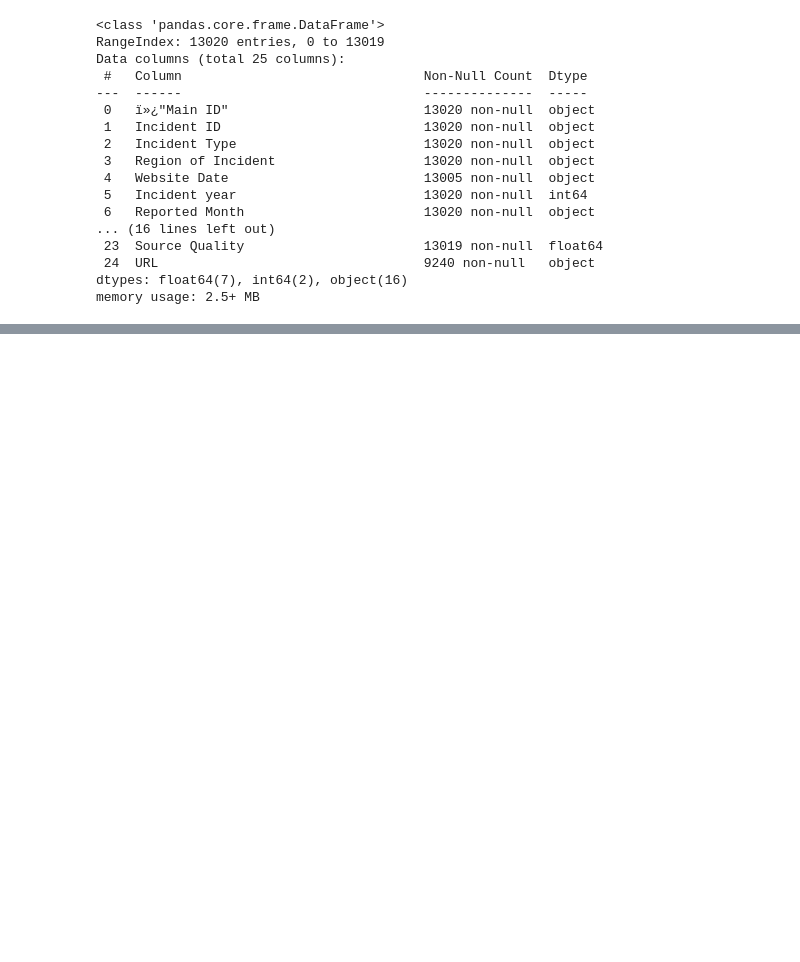
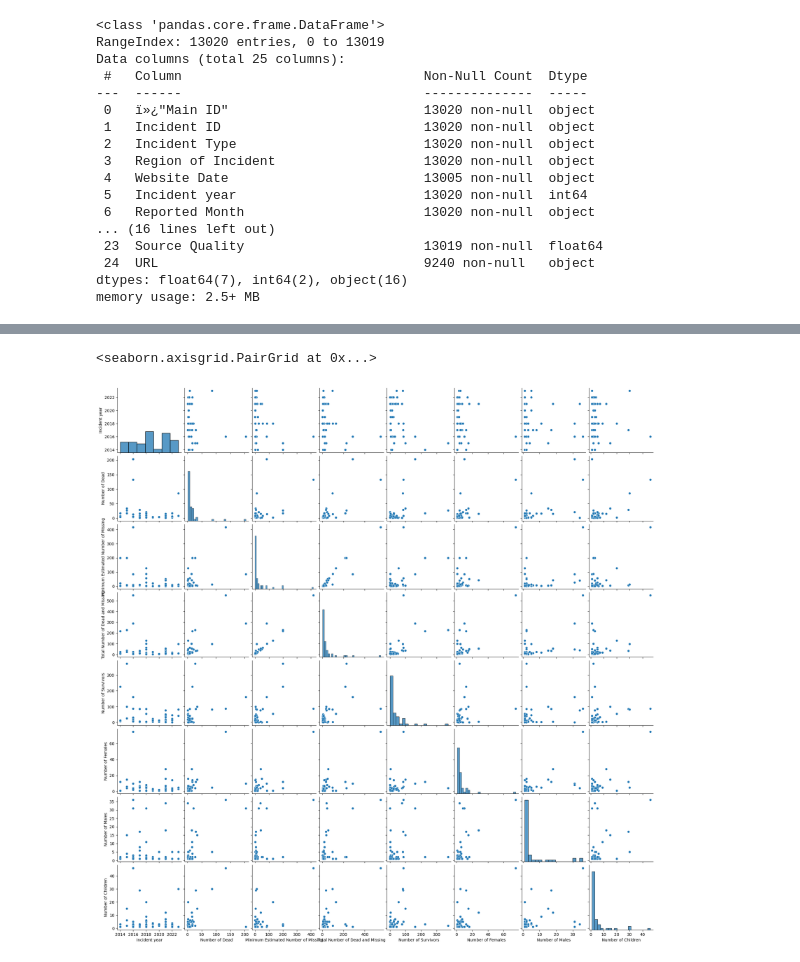
Before and after one commit to mesege1/missing_migrants, a Jupyter notebook: missing_migrant.ipynb, the cells around one changed output, grey strips where cells are left out. Saved outputs shown, nothing was run; the diff lists cells and outputs as text; code cells hidden in the pictures; blank space fills up the shorter version.

Commit message:
pairplot reivewed

```diff
--- a/missing_migrant.ipynb
+++ b/missing_migrant.ipynb
@@ -4,3 +6,3 @@ import numpy as np
 # %%
-df = pd.read_csv("data/missingmigrants.csv", encoding='ISO-8859-1')
+missing = pd.read_csv("data/missingmigrants.csv", encoding='ISO-8859-1')
 # %%
@@ -24,4 +26,4 @@ Data columns (total 25 columns):
 dtypes: float64(7), int64(2), object(16)
 memory usage: 2.5+ MB
 # %%
-df1 = df.drop(columns=['ï»¿"Main ID"', 'Incident ID', 'Information Source', 'URL', 'Source Quality', 'UNSD Geographical Grouping'])
+missing_working = missing.drop(columns=['ï»¿"Main ID"', 'Incident ID', 'Information Source', 'URL', 'Source Quality', 'UNSD Geographical Grouping'])
@@ -203,0 +50,3 @@ dtype: float64
+# %%
+missing_cleaned = missing_working.dropna()
+missing_cleaned.head(3)
@@ -203,0 +78,9 @@ dtype: float64
+# %%
+numerical_columns = ['Incident year', 'Number of Dead', 'Minimum Estimated Number of Missing',
+                     'Total Number of Dead and Missing', 'Number of Survivors', 'Number of Females',
+                     'Number of Males', 'Number of Children']
+# %%
+sns.pairplot(missing_cleaned[numerical_columns])
+# %% [output]
+<seaborn.axisgrid.PairGrid at 0x...>
+[figure, added]
```
Also changed, not shown: parts of 16 cells of this notebook.
